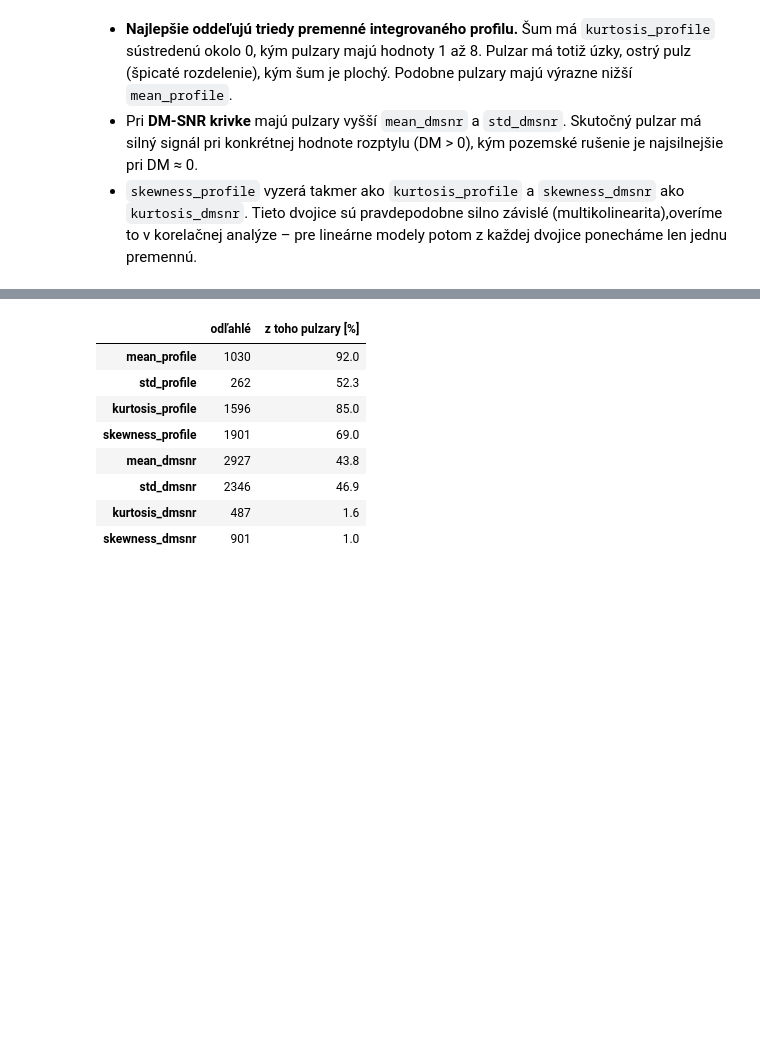
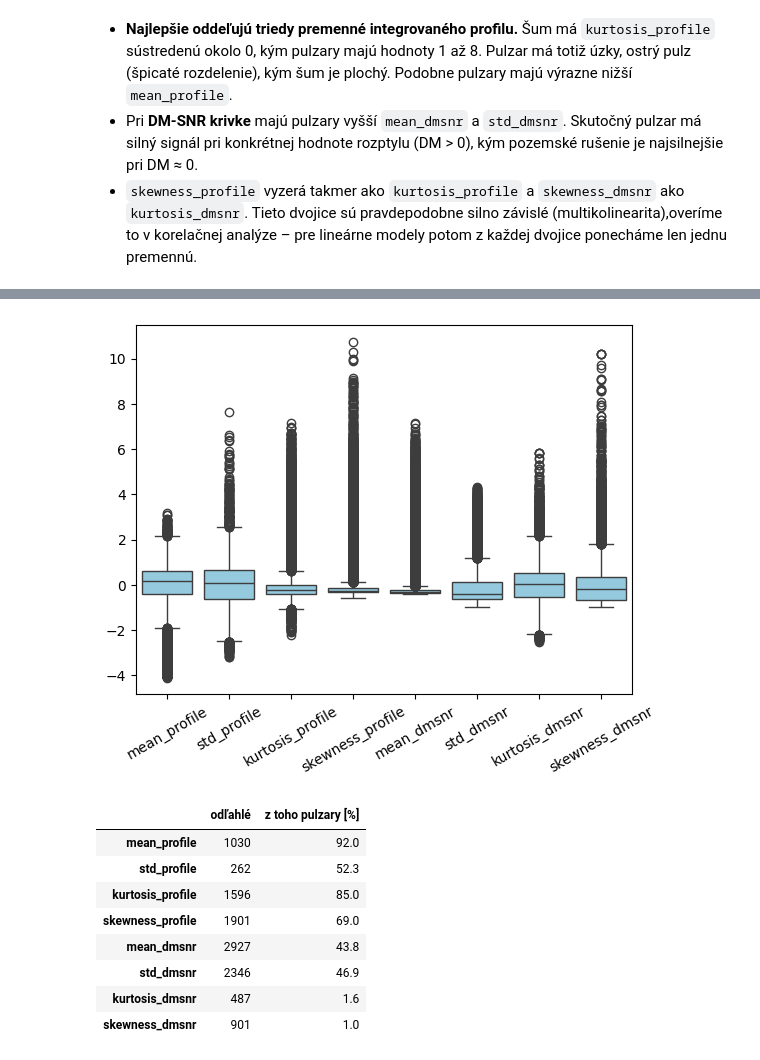
Before and after one commit to SimonaBednarikova/ML_pulsar_projekt_S1_r1, a Jupyter notebook: pulzary_projekt.ipynb, the cells around one changed output, grey strips where cells are left out. Saved outputs shown, nothing was run; the diff lists cells and outputs as text; code cells hidden in the pictures; blank space fills up the shorter version.

```diff
--- a/pulzary_projekt.ipynb
+++ b/pulzary_projekt.ipynb
@@ -260,3 +268,11 @@ plt.show()
+# %%
+
+z = (df[features] - df[features].mean()) / df[features].std()
+sns.boxplot(data=z, color="skyblue")
+plt.xticks(rotation=30)
+plt.show()
+# %% [output]
+[figure, added]
 # %%
 q1, q3 = df[features].quantile(0.25), df[features].quantile(0.75)
 iqr = q3 - q1
```
Also changed, not shown: parts of 5 cells of this notebook.
